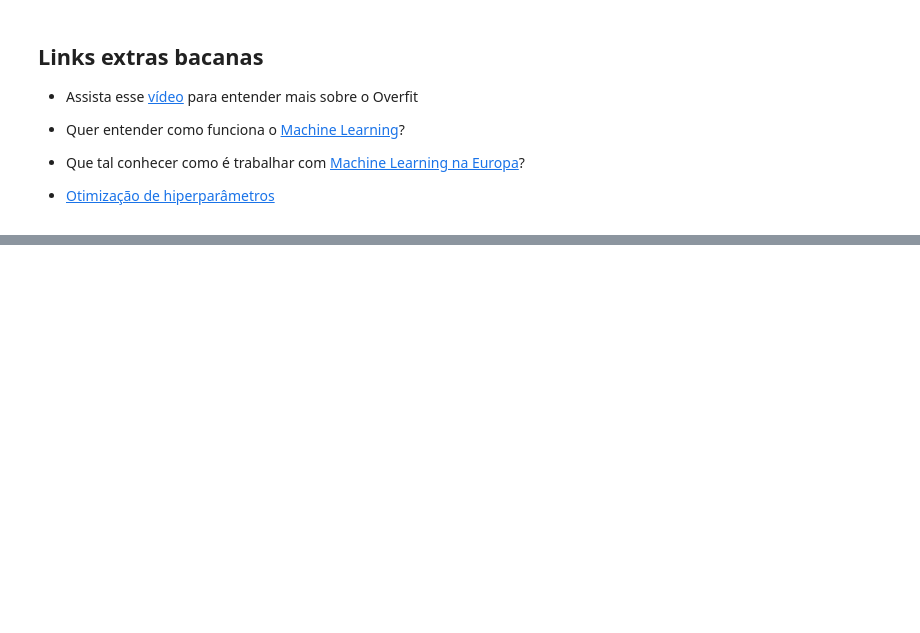
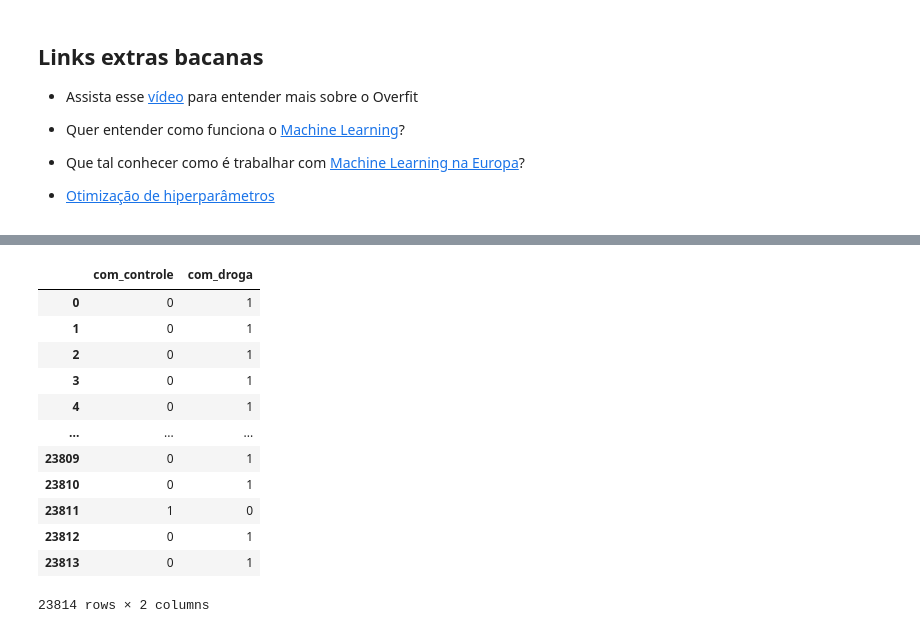
Before and after one commit to leonardo-melniski/colab, a Jupyter notebook: imersaodados3_aula5.ipynb, the cells around one changed output, grey strips where cells are left out. Cells and saved outputs as stored; diff of their text form; code cells hidden in the pictures; blank space fills up the shorter version.

```diff
--- a/imersaodados3_aula5.ipynb
+++ b/imersaodados3_aula5.ipynb
@@ -16,0 +155,16 @@ Nesta aula, finalmente vamos criar o modelo de **Machine Learning** para classif
+# %%
+pd.get_dummies(dados_combinados['tratamento'])
+# %% [output]
+|  | com_controle | com_droga |
+| 0 | 0 | 1 |
+| 1 | 0 | 1 |
+| 2 | 0 | 1 |
+| 3 | 0 | 1 |
+| 4 | 0 | 1 |
+| ... | ... | ... |
+| 23809 | 0 | 1 |
+| 23810 | 0 | 1 |
+| 23811 | 1 | 0 |
+| 23812 | 0 | 1 |
+| 23813 | 0 | 1 |
+23814 rows × 2 columns
```
Also changed, not shown: parts of 18 cells of this notebook.
